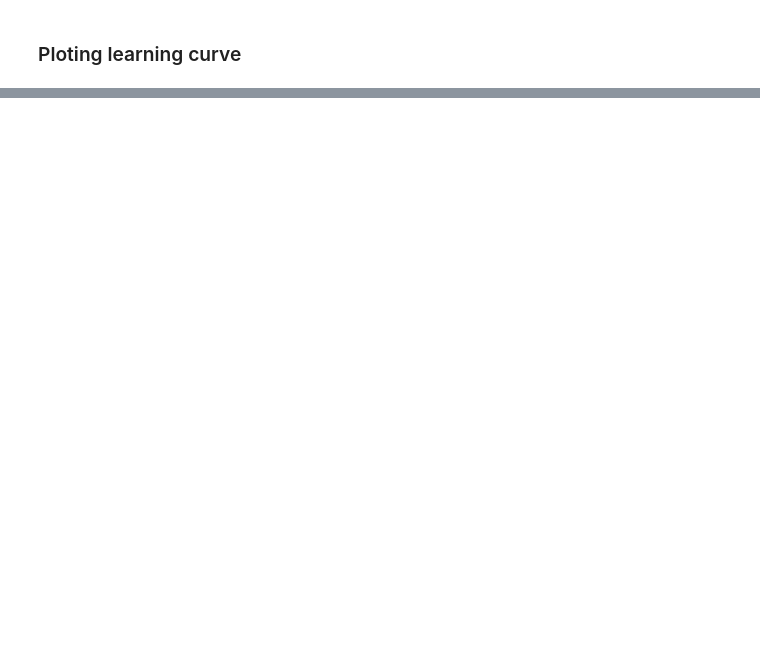
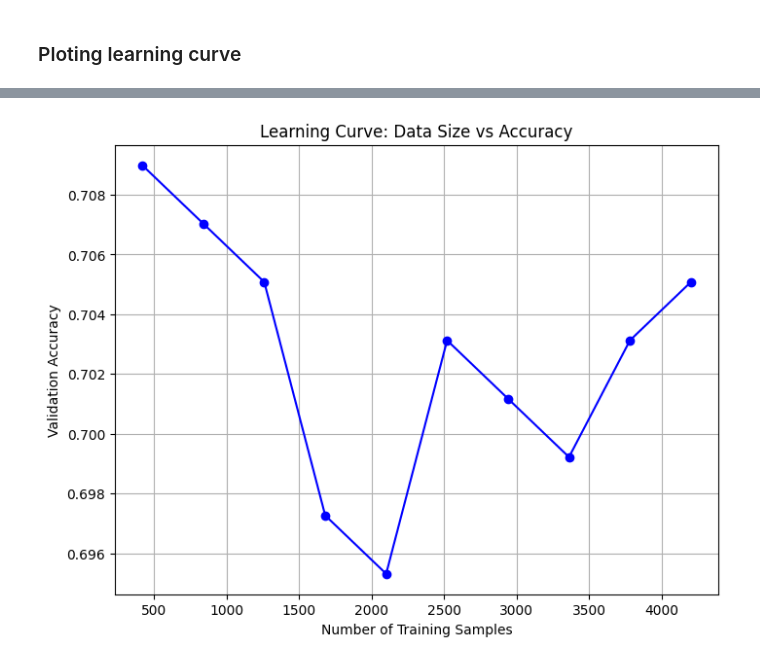
Before and after one commit to LunarArtemis/VulScanner, a Jupyter notebook: GNN.ipynb, the cells around one changed output, grey strips where cells are left out. Cells and saved outputs as stored; diff of their text form; code cells hidden in the pictures; blank space fills up the shorter version.

```diff
--- a/GNN.ipynb
+++ b/GNN.ipynb
@@ -419,3 +435,40 @@ plt.show()
+# %%
+import numpy as np
+import matplotlib.pyplot as plt
+
+subset_ratios = np.linspace(0.1, 1.0, 10)  # ใช้ข้อมูลฝึกตั้งแต่ 10% ถึง 100%
+train_sizes = []
+val_accuracies = []
+
+for ratio in subset_ratios:
+    subset_size = int(ratio * len(train_dataset))
+    subset_loader = DataLoader(torch.utils.data.Subset(train_dataset, range(subset_size)), batch_size=NUM_OF_GRAPHS_PER_BATCH, shuffle=True)
+
+    # ฝึกโมเดลใหม่กับข้อมูล subset
+    model.train()
+    for data in subset_loader:
+        data = data.to(device)
+        optimizer.zero_grad()
+        output = model(data.x.float(), data.edge_index, data.batch)
+        loss = loss_fn(output.squeeze(), data.y.float())
+        loss.backward()
+        optimizer.step()
+
+    # วัด Accuracy บน Validation Set
+    val_acc, _ = evaluate(val_dataset_loader)
+    train_sizes.append(subset_size)
+    val_accuracies.append(val_acc)
+
+# พล็อตกราฟ Learning Curve
+plt.figure(figsize=(8, 6))
+plt.plot(train_sizes, val_accuracies, marker='o', linestyle='-', color='b')
+plt.xlabel("Number of Training Samples")
+plt.ylabel("Validation Accuracy")
+plt.title("Learning Curve: Data Size vs Accuracy")
+plt.grid()
+plt.show()
+# %% [output]
+[figure, added]
 # %%
 import torch
 import pandas as pd
```
Also changed, not shown: parts of 12 cells of this notebook.
